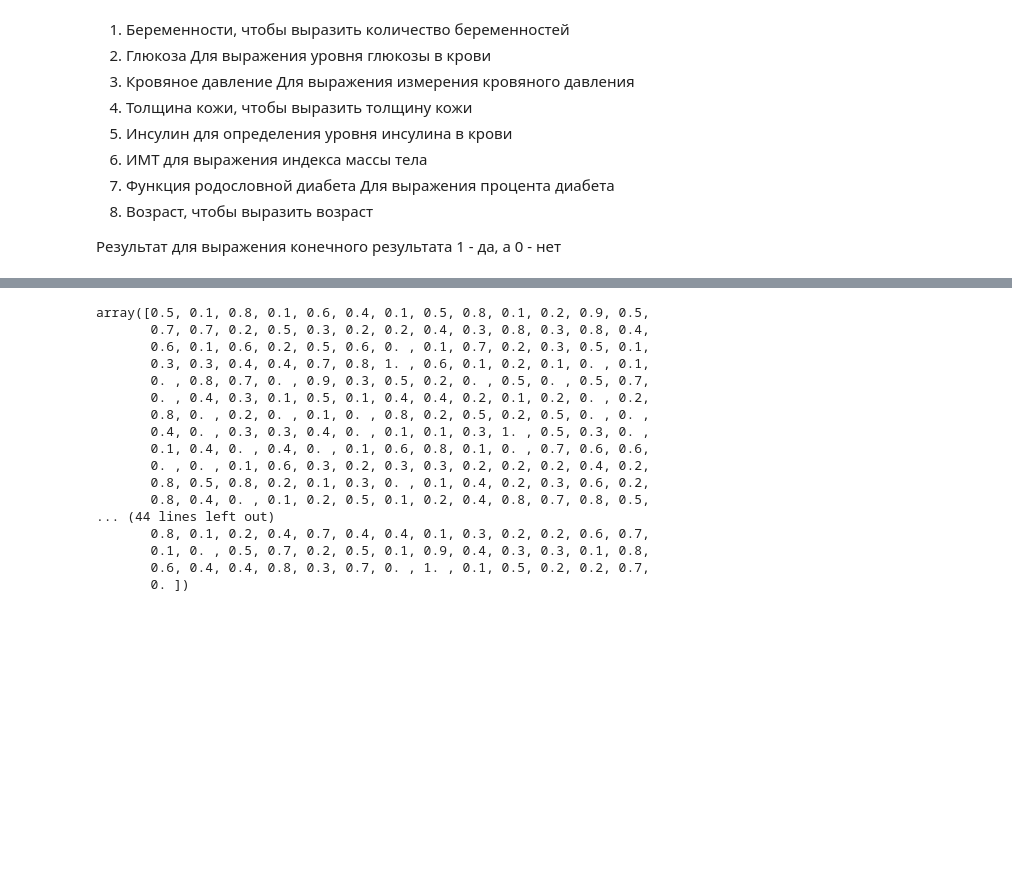
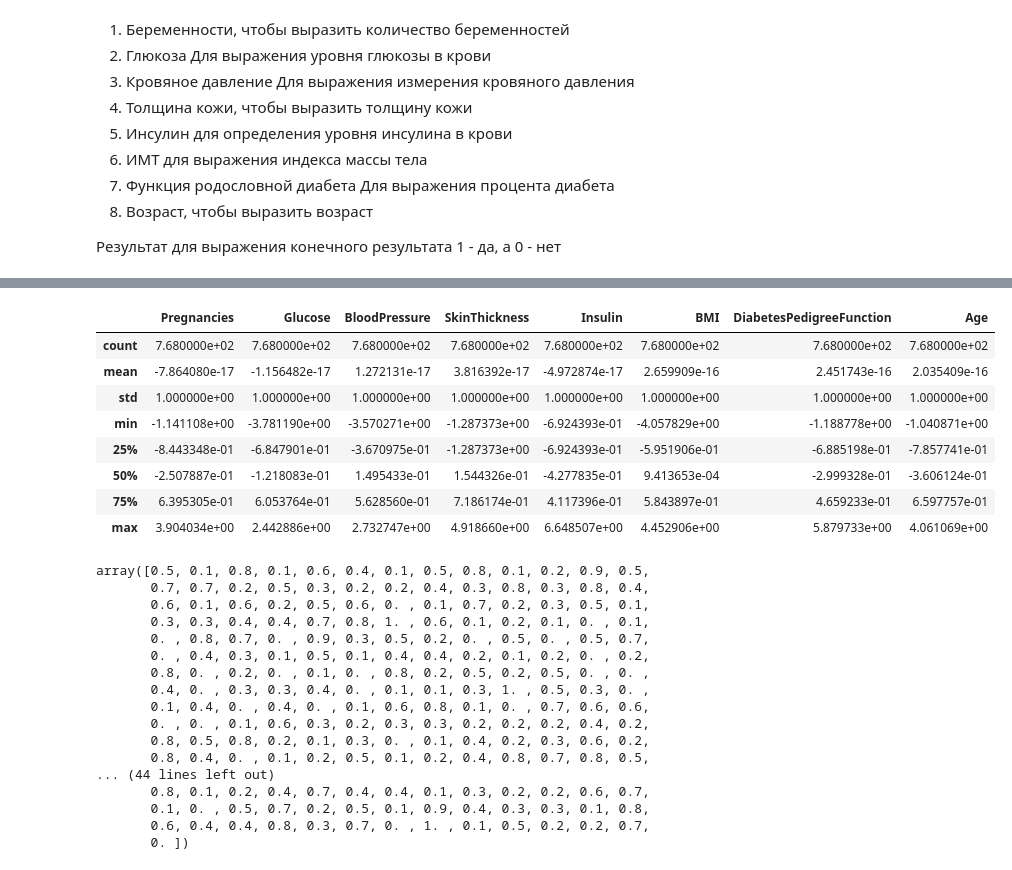
Before and after one commit to ddddrill/ds3-spring-2018, a Jupyter notebook: homework/diabets.ipynb, the cells around one changed output, grey strips where cells are left out. Saved outputs shown, nothing was run; the diff lists cells and outputs as text; code cells hidden in the pictures; blank space fills up the shorter version.

```diff
--- a/homework/diabets.ipynb
+++ b/homework/diabets.ipynb
@@ -33,5 +33,3 @@ data.head(7)
 # %%
 x=data.drop(['Outcome'], axis=1)
 y=data['Outcome']
-# %%
-x=
@@ -38,3 +42,17 @@ x=
+# %%
+x_normalized = ( x - x.mean() ) / x.std()
+# %%
+x_normalized.describe()
+# %% [output]
+|  | Pregnancies | Glucose | BloodPressure | SkinThickness | Insulin | BMI | DiabetesPedigreeFunction | Age |
+| count | 7.680000e+02 | 7.680000e+02 | 7.680000e+02 | 7.680000e+02 | 7.680000e+02 | 7.680000e+02 | 7.680000e+02 | 7.680000e+02 |
+| mean | -7.864080e-17 | -1.156482e-17 | 1.272131e-17 | 3.816392e-17 | -4.972874e-17 | 2.659909e-16 | 2.451743e-16 | 2.035409e-16 |
+| std | 1.000000e+00 | 1.000000e+00 | 1.000000e+00 | 1.000000e+00 | 1.000000e+00 | 1.000000e+00 | 1.000000e+00 | 1.000000e+00 |
+| min | -1.141108e+00 | -3.781190e+00 | -3.570271e+00 | -1.287373e+00 | -6.924393e-01 | -4.057829e+00 | -1.188778e+00 | -1.040871e+00 |
+| 25% | -8.443348e-01 | -6.847901e-01 | -3.670975e-01 | -1.287373e+00 | -6.924393e-01 | -5.951906e-01 | -6.885198e-01 | -7.857741e-01 |
+| 50% | -2.507887e-01 | -1.218083e-01 | 1.495433e-01 | 1.544326e-01 | -4.277835e-01 | 9.413653e-04 | -2.999328e-01 | -3.606124e-01 |
+| 75% | 6.395305e-01 | 6.053764e-01 | 5.628560e-01 | 7.186174e-01 | 4.117396e-01 | 5.843897e-01 | 4.659233e-01 | 6.597757e-01 |
+| max | 3.904034e+00 | 2.442886e+00 | 2.732747e+00 | 4.918660e+00 | 6.648507e+00 | 4.452906e+00 | 5.879733e+00 | 4.061069e+00 |
 # %%
 knn=KNeighborsRegressor(n_neighbors=10)
 knn.fit(x,y)
```
Also changed, not shown: parts of 1 cell of this notebook, 11 other files.
